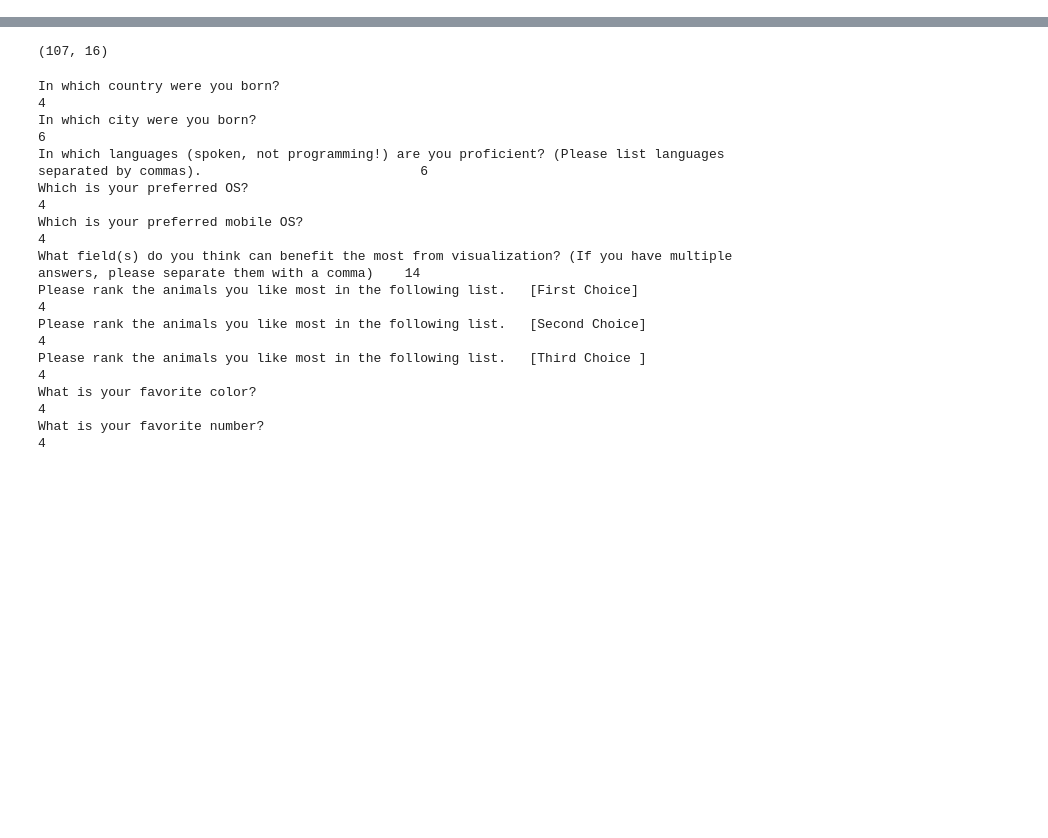
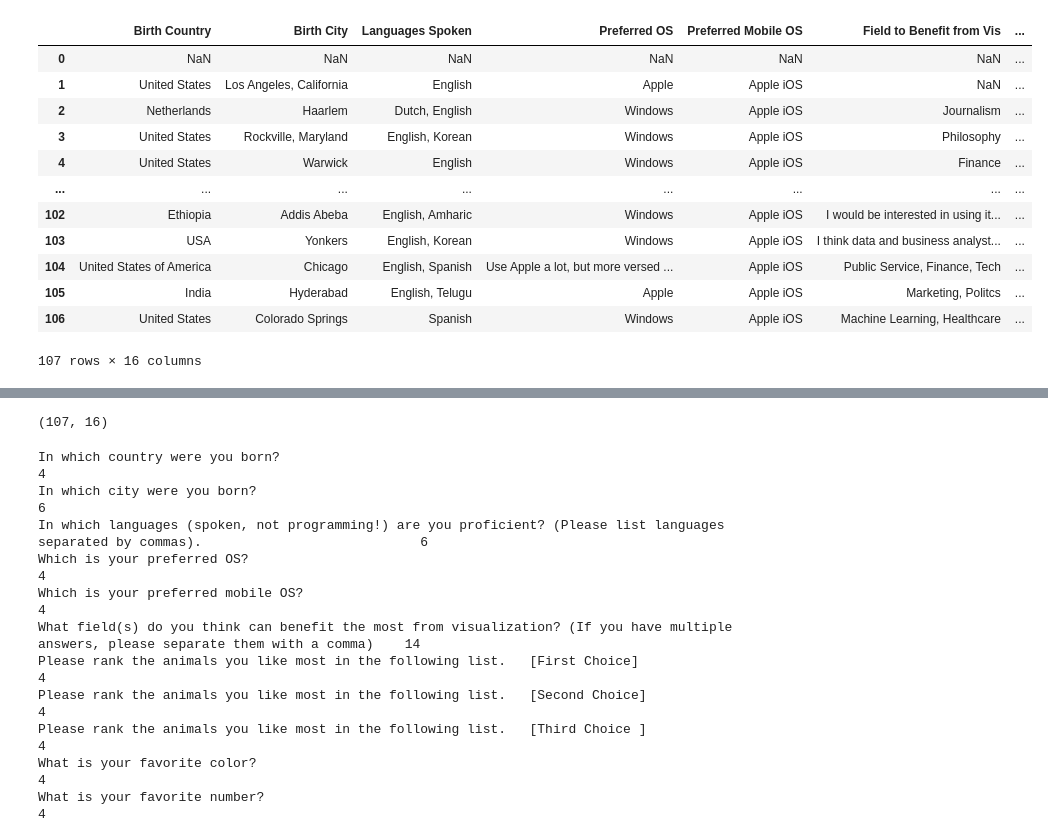
Before and after one commit to jjz17/DS4200-HW2, a Jupyter notebook: data_wrangling.ipynb, the cells around one changed output, grey strips where cells are left out. Cells and saved outputs as stored; diff of their text form; code cells hidden in the pictures; blank space fills up the shorter version.

Commit message:
Successfully renamed all columns

```diff
--- a/data_wrangling.ipynb
+++ b/data_wrangling.ipynb
@@ -13,3 +7,34 @@ data['Whi']
+# %%
+# Renaming columns
+data = data.rename(columns={'In which country were you born?': 'Birth Country', 'In which city were you born?': 'Birth City',
+                     'In which languages (spoken, not programming!) are you proficient? (Please list languages separated by commas). ': 'Languages Spoken' ,
+                     'Which is your preferred OS?': 'Preferred OS' , 'Which is your preferred mobile OS?': 'Preferred Mobile OS' ,
+                            'What field(s) do you think can benefit the most from visualization? (If you have multiple answers, please separate them with a comma)': 'Field to Benefit from Vis' ,
+                            'Please rank the animals you like most in the following list.   [First Choice]': 'Animal 1' ,
+                            'Please rank the animals you like most in the following list.   [Second Choice]': 'Animal 2' ,
+                            'Please rank the animals you like most in the following list.   [Third Choice ]': 'Animal 3' ,
+                     'What is your favorite color?': 'Favorite Color' , 'What is your favorite number?': 'Favorite Number' ,
+                            'What temperature is it outside right now? (In Celsius) ': 'Current Outside Temp (C)' ,
+                            'On average, how many cups of coffee do you drink each day?': 'Cups of Coffee Each Day' ,
+                            'What time do you typically wake up? ': 'Wake Time' ,
+                            'What time do you typically go to bed? ': 'Bed Time' ,
+                            'What is your favorite visualization? ': 'Favorite Visualization'})
+# %%
+data['What is your favorite visualization? ']
+# %% [output]
+|  | Birth Country | Birth City | Languages Spoken | Preferred OS | Preferred Mobile OS | Field to Benefit from Vis | ... |
+| 0 | NaN | NaN | NaN | NaN | NaN | NaN | ... |
+| 1 | United States | Los Angeles, California | English | Apple | Apple iOS | NaN | ... |
+| 2 | Netherlands | Haarlem | Dutch, English | Windows | Apple iOS | Journalism | ... |
+| 3 | United States | Rockville, Maryland | English, Korean | Windows | Apple iOS | Philosophy | ... |
+| 4 | United States | Warwick | English | Windows | Apple iOS | Finance | ... |
+| ... | ... | ... | ... | ... | ... | ... | ... |
+| 102 | Ethiopia | Addis Abeba | English, Amharic | Windows | Apple iOS | I would be interested in using it... | ... |
+| 103 | USA | Yonkers | English, Korean | Windows | Apple iOS | I think data and business analyst... | ... |
+| 104 | United States of America | Chicago | English, Spanish | Use Apple a lot, but more versed ... | Apple iOS | Public Service, Finance, Tech | ... |
+| 105 | India | Hyderabad | English, Telugu | Apple | Apple iOS | Marketing, Politcs | ... |
+| 106 | United States | Colorado Springs | Spanish | Windows | Apple iOS | Machine Learning, Healthcare | ... |
+107 rows × 16 columns
 # %%
 data = pd.read_excel('hw-01-class-data.xlsx')
 data
```
Also changed, not shown: parts of 7 cells of this notebook.
